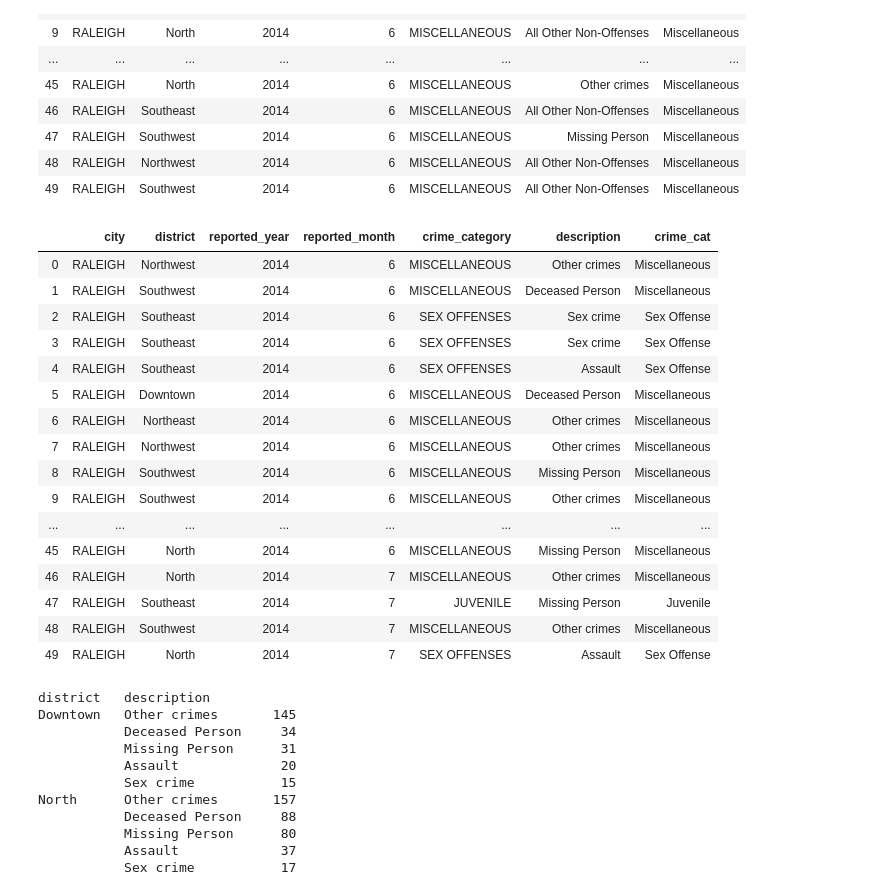
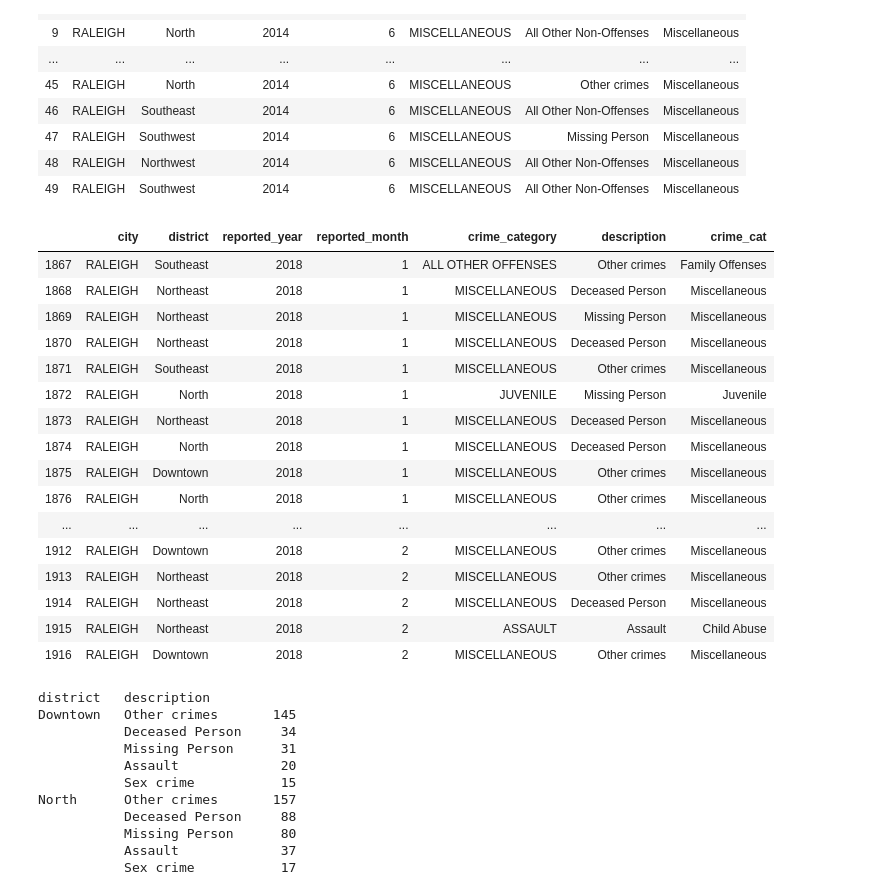
Before and after one commit to apspatz/team2project1, a Jupyter notebook: Crime Data/ODRaleigh.ipynb, the cells around one changed output. Drawn from its saved outputs; the diff is of its cells as text; code cells hidden in the pictures.

```diff
--- a/Crime Data/ODRaleigh.ipynb
+++ b/Crime Data/ODRaleigh.ipynb
@@ -161,26 +162,26 @@ crimedata_pd.head(50)
 # %%
 #Removing non-crime data
 crimes_pd = crimedata_pd.loc[crimedata_pd['description'] != 'All Other Non-Offenses']
 crimes_pd = crimes_pd.reset_index(drop=True)
-crimes_pd.head(50)
+crimes_pd.tail(50)
 # %% [output]
 |  | city | district | reported_year | reported_month | crime_category | description | crime_cat |
-| 0 | RALEIGH | Northwest | 2014 | 6 | MISCELLANEOUS | Other crimes | Miscellaneous |
-| 1 | RALEIGH | Southwest | 2014 | 6 | MISCELLANEOUS | Deceased Person | Miscellaneous |
-| 2 | RALEIGH | Southeast | 2014 | 6 | SEX OFFENSES | Sex crime | Sex Offense |
-| 3 | RALEIGH | Southeast | 2014 | 6 | SEX OFFENSES | Sex crime | Sex Offense |
-| 4 | RALEIGH | Southeast | 2014 | 6 | SEX OFFENSES | Assault | Sex Offense |
-| 5 | RALEIGH | Downtown | 2014 | 6 | MISCELLANEOUS | Deceased Person | Miscellaneous |
-| 6 | RALEIGH | Northeast | 2014 | 6 | MISCELLANEOUS | Other crimes | Miscellaneous |
-| 7 | RALEIGH | Northwest | 2014 | 6 | MISCELLANEOUS | Other crimes | Miscellaneous |
-| 8 | RALEIGH | Southwest | 2014 | 6 | MISCELLANEOUS | Missing Person | Miscellaneous |
-| 9 | RALEIGH | Southwest | 2014 | 6 | MISCELLANEOUS | Other crimes | Miscellaneous |
+| 1867 | RALEIGH | Southeast | 2018 | 1 | ALL OTHER OFFENSES | Other crimes | Family Offenses |
+| 1868 | RALEIGH | Northeast | 2018 | 1 | MISCELLANEOUS | Deceased Person | Miscellaneous |
+| 1869 | RALEIGH | Northeast | 2018 | 1 | MISCELLANEOUS | Missing Person | Miscellaneous |
+| 1870 | RALEIGH | Northeast | 2018 | 1 | MISCELLANEOUS | Deceased Person | Miscellaneous |
+| 1871 | RALEIGH | Southeast | 2018 | 1 | MISCELLANEOUS | Other crimes | Miscellaneous |
+| 1872 | RALEIGH | North | 2018 | 1 | JUVENILE | Missing Person | Juvenile |
+| 1873 | RALEIGH | Northeast | 2018 | 1 | MISCELLANEOUS | Deceased Person | Miscellaneous |
+| 1874 | RALEIGH | North | 2018 | 1 | MISCELLANEOUS | Deceased Person | Miscellaneous |
+| 1875 | RALEIGH | Downtown | 2018 | 1 | MISCELLANEOUS | Other crimes | Miscellaneous |
+| 1876 | RALEIGH | North | 2018 | 1 | MISCELLANEOUS | Other crimes | Miscellaneous |
 | ... | ... | ... | ... | ... | ... | ... | ... |
-| 45 | RALEIGH | North | 2014 | 6 | MISCELLANEOUS | Missing Person | Miscellaneous |
-| 46 | RALEIGH | North | 2014 | 7 | MISCELLANEOUS | Other crimes | Miscellaneous |
-| 47 | RALEIGH | Southeast | 2014 | 7 | JUVENILE | Missing Person | Juvenile |
-| 48 | RALEIGH | Southwest | 2014 | 7 | MISCELLANEOUS | Other crimes | Miscellaneous |
-| 49 | RALEIGH | North | 2014 | 7 | SEX OFFENSES | Assault | Sex Offense |
+| 1912 | RALEIGH | Downtown | 2018 | 2 | MISCELLANEOUS | Other crimes | Miscellaneous |
+| 1913 | RALEIGH | Northeast | 2018 | 2 | MISCELLANEOUS | Other crimes | Miscellaneous |
+| 1914 | RALEIGH | Northeast | 2018 | 2 | MISCELLANEOUS | Deceased Person | Miscellaneous |
+| 1915 | RALEIGH | Northeast | 2018 | 2 | ASSAULT | Assault | Child Abuse |
+| 1916 | RALEIGH | Downtown | 2018 | 2 | MISCELLANEOUS | Other crimes | Miscellaneous |
 # %%
 #Grouping data by district
 crimes_copy = crimes_pd.copy()
```
Also changed, not shown: parts of 6 cells of this notebook, 5 other files.
